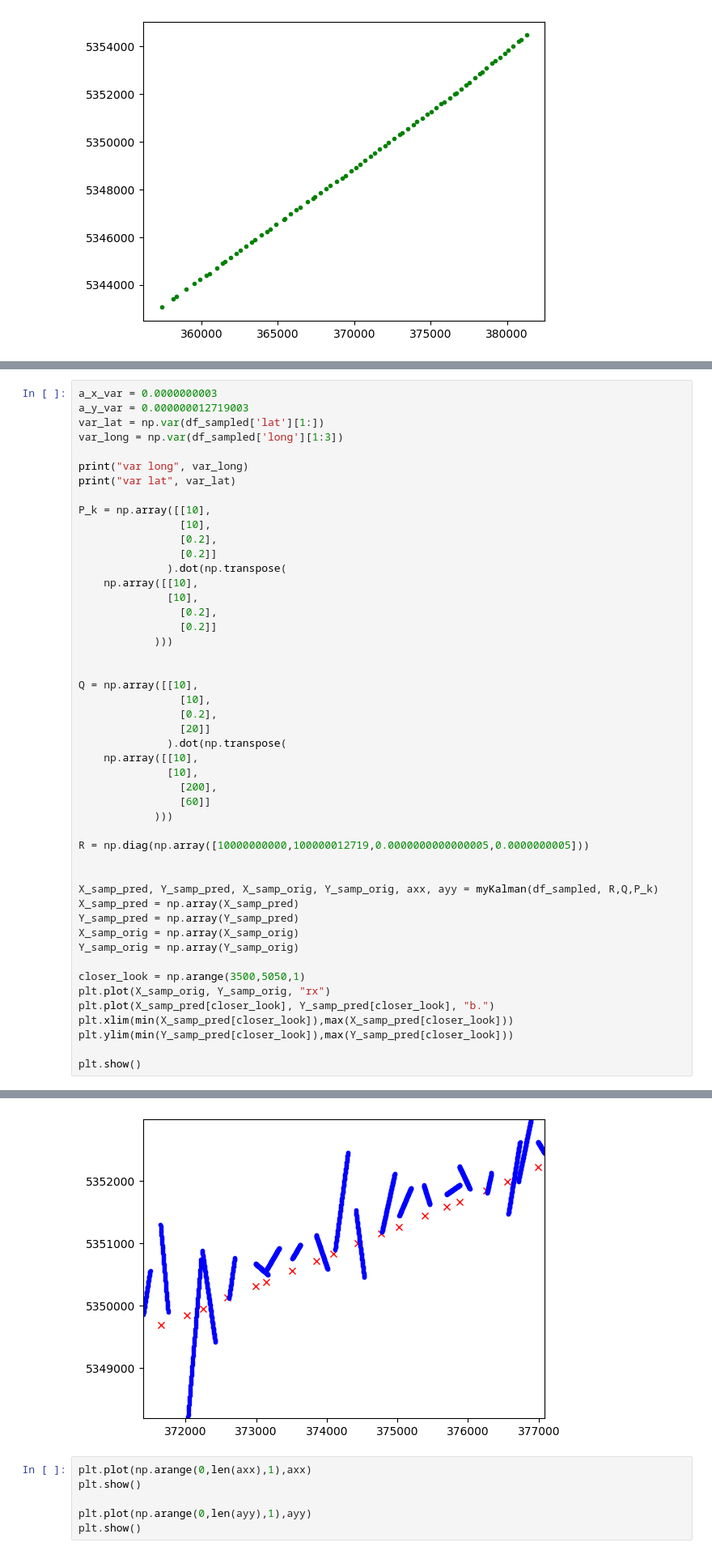
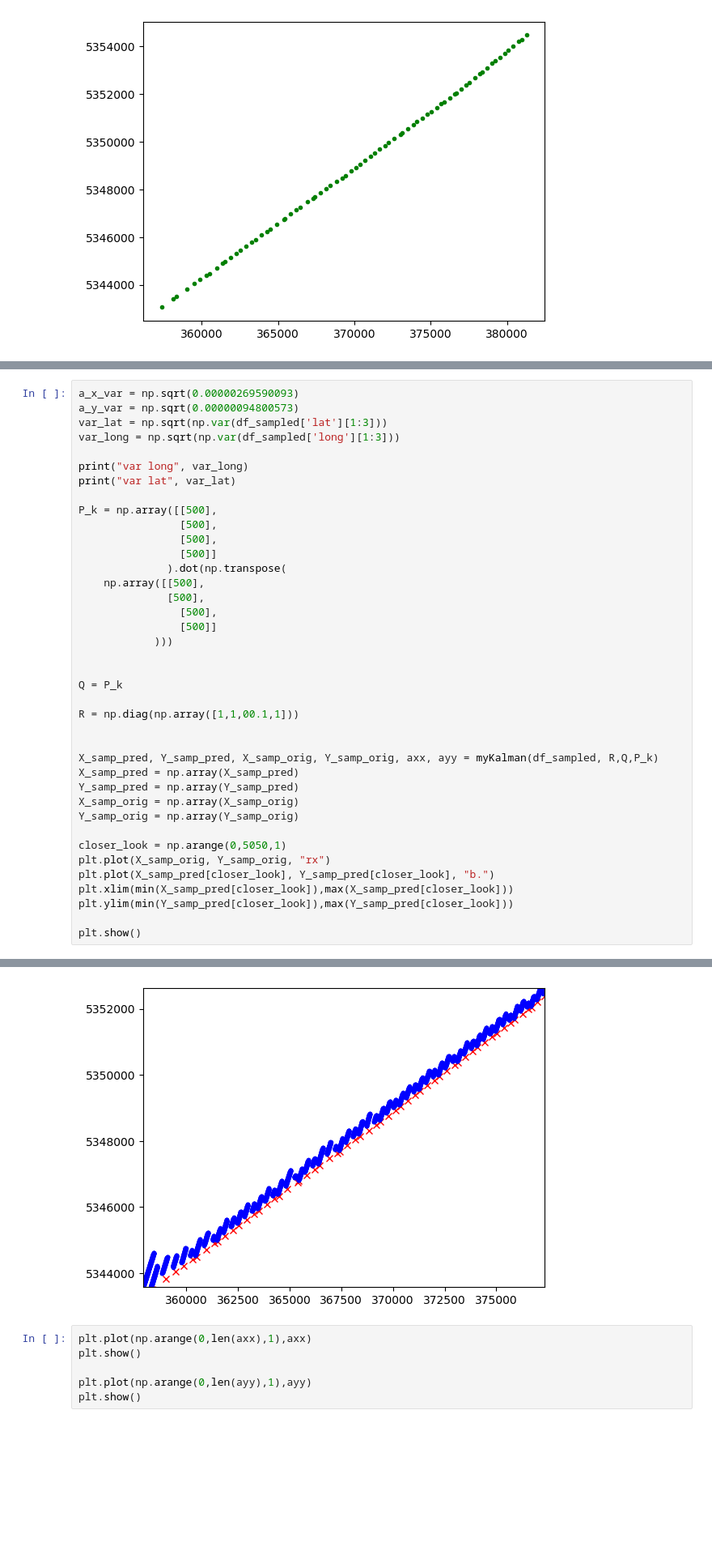
Before and after one commit to cnburger/AIS_KalmanFilter, a Jupyter notebook: Time Sampling.ipynb, the cells around one changed output, grey strips where cells are left out. Shown at 81% size. Drawn from its saved outputs; the diff is of its cells as text; blank space fills up the shorter version.

```diff
--- a/Time Sampling.ipynb
+++ b/Time Sampling.ipynb
@@ -380,36 +379,27 @@ plt.show()
 # %%
-a_x_var = 0.0000000003
-a_y_var = 0.000000012719003
-var_lat = np.var(df_sampled['lat'][1:])
-var_long = np.var(df_sampled['long'][1:3])
+a_x_var = np.sqrt(0.00000269590093)
+a_y_var = np.sqrt(0.00000094800573)
+var_lat = np.sqrt(np.var(df_sampled['lat'][1:3]))
+var_long = np.sqrt(np.var(df_sampled['long'][1:3]))
 
 print("var long", var_long)
 print("var lat", var_lat)
 
-P_k = np.array([[10],
-                [10],
-                [0.2],
-                [0.2]]
+P_k = np.array([[500],
+                [500],
+                [500],
+                [500]]
               ).dot(np.transpose(
-    np.array([[10],
-              [10],
-                [0.2],
-                [0.2]]
+    np.array([[500],
+              [500],
+                [500],
+                [500]]
             )))
 
 
-Q = np.array([[10],
-                [10],
-                [0.2],
-                [20]]
-              ).dot(np.transpose(
-    np.array([[10],
-              [10],
-                [200],
-                [60]]
-            )))
+Q = P_k
 
-R = np.diag(np.array([10000000000,100000012719,0.0000000000000005,0.0000000005]))
+R = np.diag(np.array([1,1,00.1,1]))
 
 
 X_samp_pred, Y_samp_pred, X_samp_orig, Y_samp_orig, axx, ayy = myKalman(df_sampled, R,Q,P_k)
@@ -418,7 +408,7 @@ Y_samp_pred = np.array(Y_samp_pred)
 X_samp_orig = np.array(X_samp_orig)
 Y_samp_orig = np.array(Y_samp_orig)
 
-closer_look = np.arange(3500,5050,1)
+closer_look = np.arange(0,5050,1)
 plt.plot(X_samp_orig, Y_samp_orig, "rx")
 plt.plot(X_samp_pred[closer_look], Y_samp_pred[closer_look], "b.")
 plt.xlim(min(X_samp_pred[closer_look]),max(X_samp_pred[closer_look]))
@@ -431,7 +421,7 @@ var lat 44850355.60552966
 357954.36758443207
 ax-var:  2.695900710793569e-06
 ay-var:  9.480057333586281e-07
-[figure, old version]
+[figure, new version]
 # %%
 plt.plot(np.arange(0,len(axx),1),axx)
 plt.show()
```
Also changed, not shown: parts of 4 cells of this notebook.
